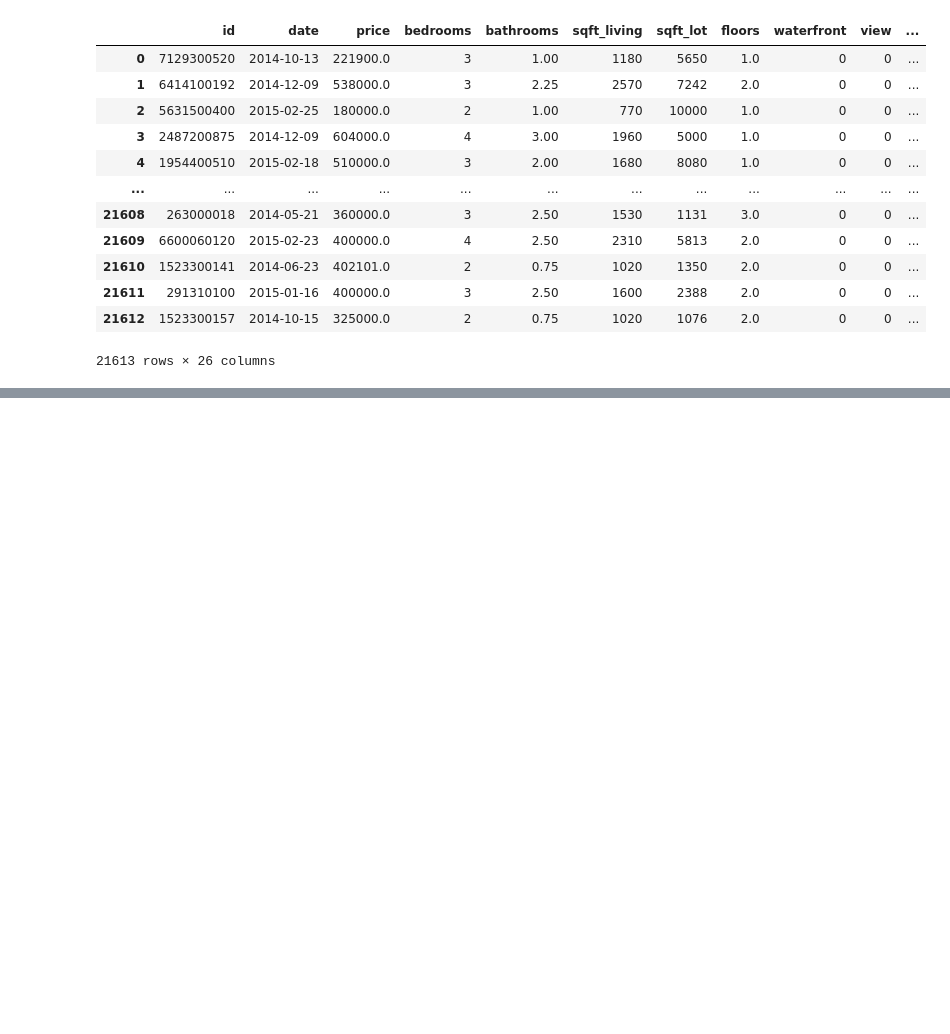
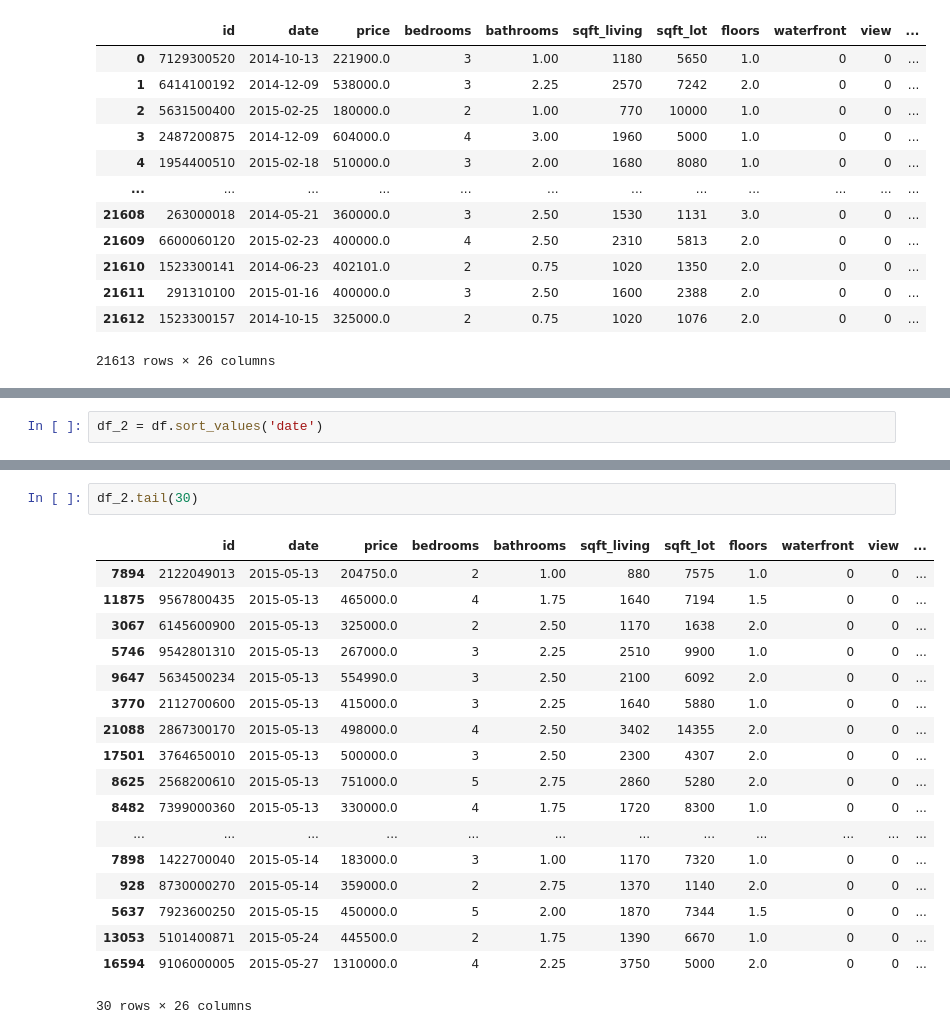
Before and after one commit to qmdismnp/Schulich_DS_MBAN, a Jupyter notebook: class three.ipynb, the cells around one changed output, grey strips where cells are left out. Saved outputs shown, nothing was run; the diff lists cells and outputs as text; blank space fills up the shorter version.

```diff
--- a/class three.ipynb
+++ b/class three.ipynb
@@ -244,0 +284,2 @@ df
+# %%
+df_2 = df.sort_values('date')
@@ -244,0 +302,21 @@ df
+# %%
+df_2.tail(30)
+# %% [output]
+|  | id | date | price | bedrooms | bathrooms | sqft_living | sqft_lot | floors | waterfront | view | ... |
+| 7894 | 2122049013 | 2015-05-13 | 204750.0 | 2 | 1.00 | 880 | 7575 | 1.0 | 0 | 0 | ... |
+| 11875 | 9567800435 | 2015-05-13 | 465000.0 | 4 | 1.75 | 1640 | 7194 | 1.5 | 0 | 0 | ... |
+| 3067 | 6145600900 | 2015-05-13 | 325000.0 | 2 | 2.50 | 1170 | 1638 | 2.0 | 0 | 0 | ... |
+| 5746 | 9542801310 | 2015-05-13 | 267000.0 | 3 | 2.25 | 2510 | 9900 | 1.0 | 0 | 0 | ... |
+| 9647 | 5634500234 | 2015-05-13 | 554990.0 | 3 | 2.50 | 2100 | 6092 | 2.0 | 0 | 0 | ... |
+| 3770 | 2112700600 | 2015-05-13 | 415000.0 | 3 | 2.25 | 1640 | 5880 | 1.0 | 0 | 0 | ... |
+| 21088 | 2867300170 | 2015-05-13 | 498000.0 | 4 | 2.50 | 3402 | 14355 | 2.0 | 0 | 0 | ... |
+| 17501 | 3764650010 | 2015-05-13 | 500000.0 | 3 | 2.50 | 2300 | 4307 | 2.0 | 0 | 0 | ... |
+| 8625 | 2568200610 | 2015-05-13 | 751000.0 | 5 | 2.75 | 2860 | 5280 | 2.0 | 0 | 0 | ... |
+| 8482 | 7399000360 | 2015-05-13 | 330000.0 | 4 | 1.75 | 1720 | 8300 | 1.0 | 0 | 0 | ... |
+| ... | ... | ... | ... | ... | ... | ... | ... | ... | ... | ... | ... |
+| 7898 | 1422700040 | 2015-05-14 | 183000.0 | 3 | 1.00 | 1170 | 7320 | 1.0 | 0 | 0 | ... |
+| 928 | 8730000270 | 2015-05-14 | 359000.0 | 2 | 2.75 | 1370 | 1140 | 2.0 | 0 | 0 | ... |
+| 5637 | 7923600250 | 2015-05-15 | 450000.0 | 5 | 2.00 | 1870 | 7344 | 1.5 | 0 | 0 | ... |
+| 13053 | 5101400871 | 2015-05-24 | 445500.0 | 2 | 1.75 | 1390 | 6670 | 1.0 | 0 | 0 | ... |
+| 16594 | 9106000005 | 2015-05-27 | 1310000.0 | 4 | 2.25 | 3750 | 5000 | 2.0 | 0 | 0 | ... |
+30 rows × 26 columns
```
Also changed, not shown: parts of 14 cells of this notebook.
